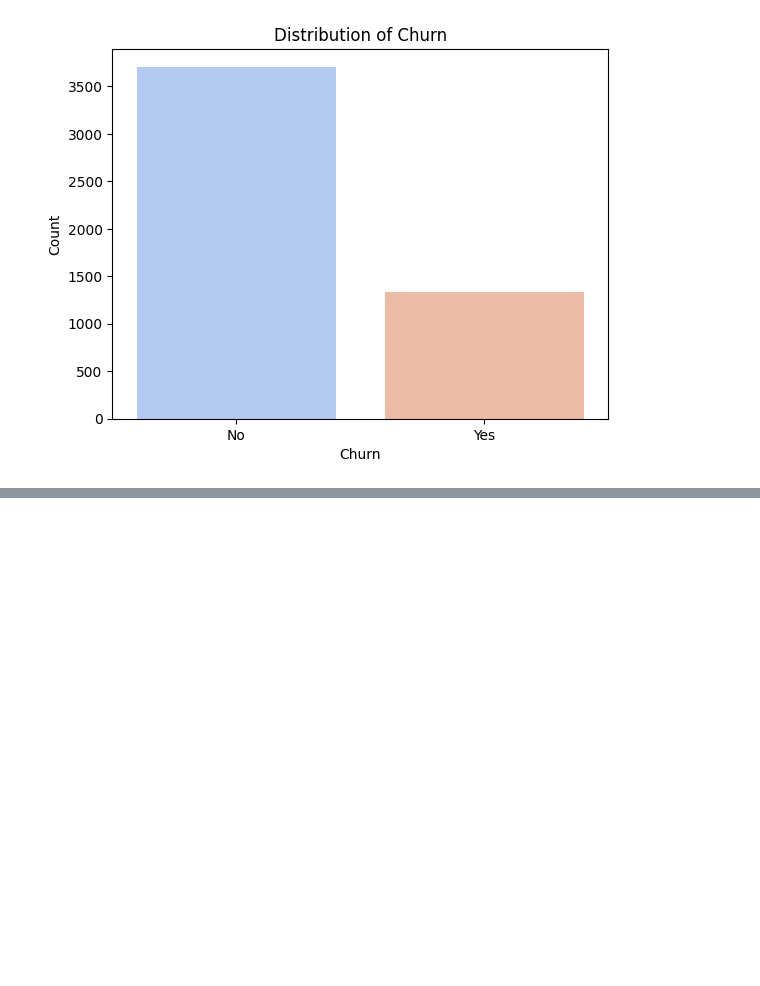
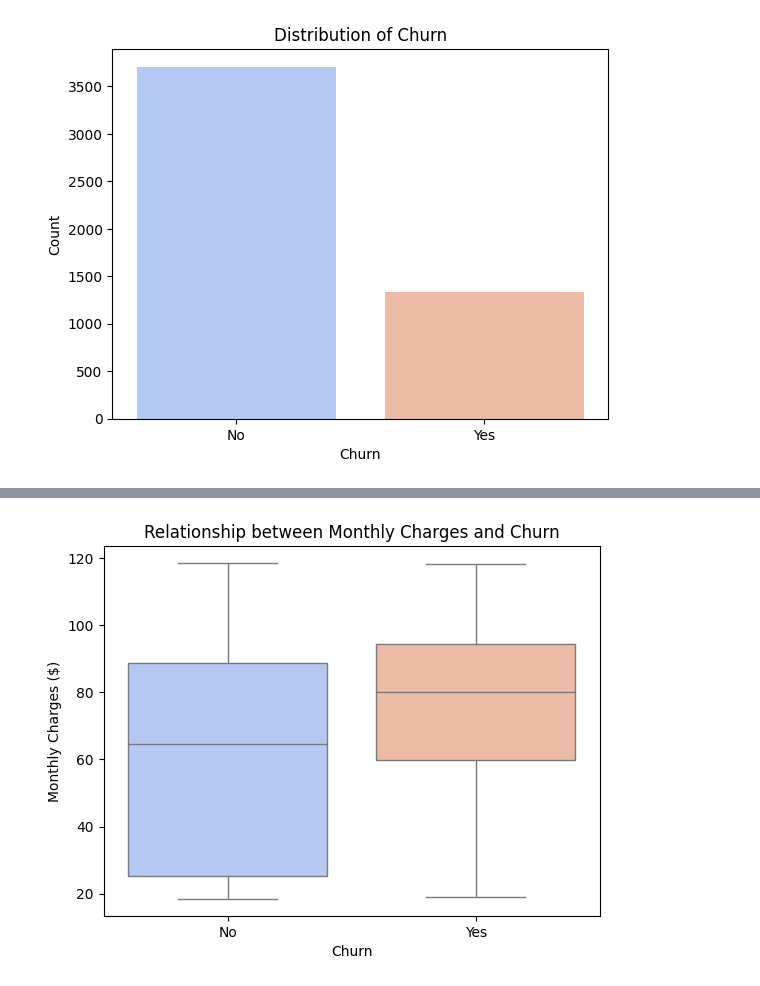
Before and after one commit to Sena-Aku-Agbotse/Customer-Churn-Analysis, a Jupyter notebook: Notebook/main.ipynb, the cells around one changed output, grey strips where cells are left out. Saved outputs shown, nothing was run; the diff lists cells and outputs as text; code cells hidden in the pictures; blank space fills up the shorter version.

```diff
--- a/Notebook/main.ipynb
+++ b/Notebook/main.ipynb
@@ -281,0 +300,10 @@ plt.show()
+# %%
+ #Exploring the relationship between 'MonthlyCharges' and 'Churn'
+
+sns.boxplot(x='Churn', y='MonthlyCharges', data=train_data, palette='coolwarm')
+plt.title('Relationship between Monthly Charges and Churn')
+plt.xlabel('Churn')
+plt.ylabel('Monthly Charges ($)')
+plt.show()
+# %% [output]
+[figure, added]
```
Also changed, not shown: parts of 6 cells of this notebook.
